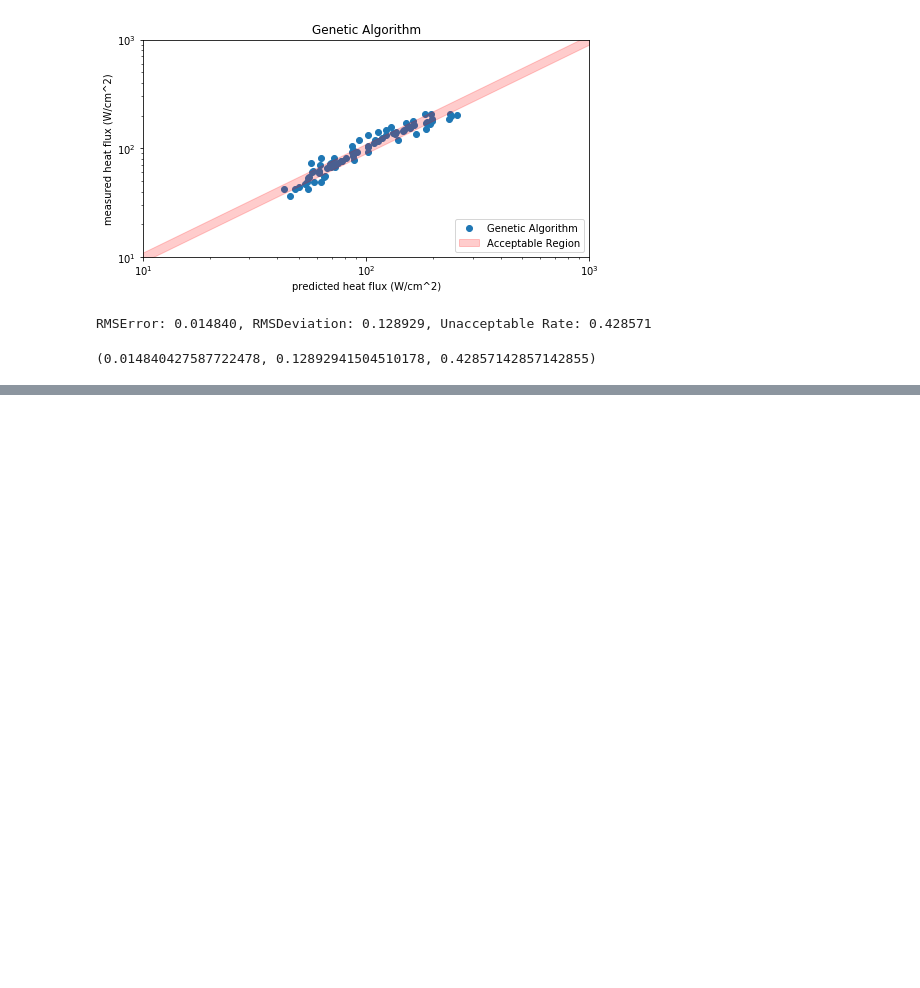
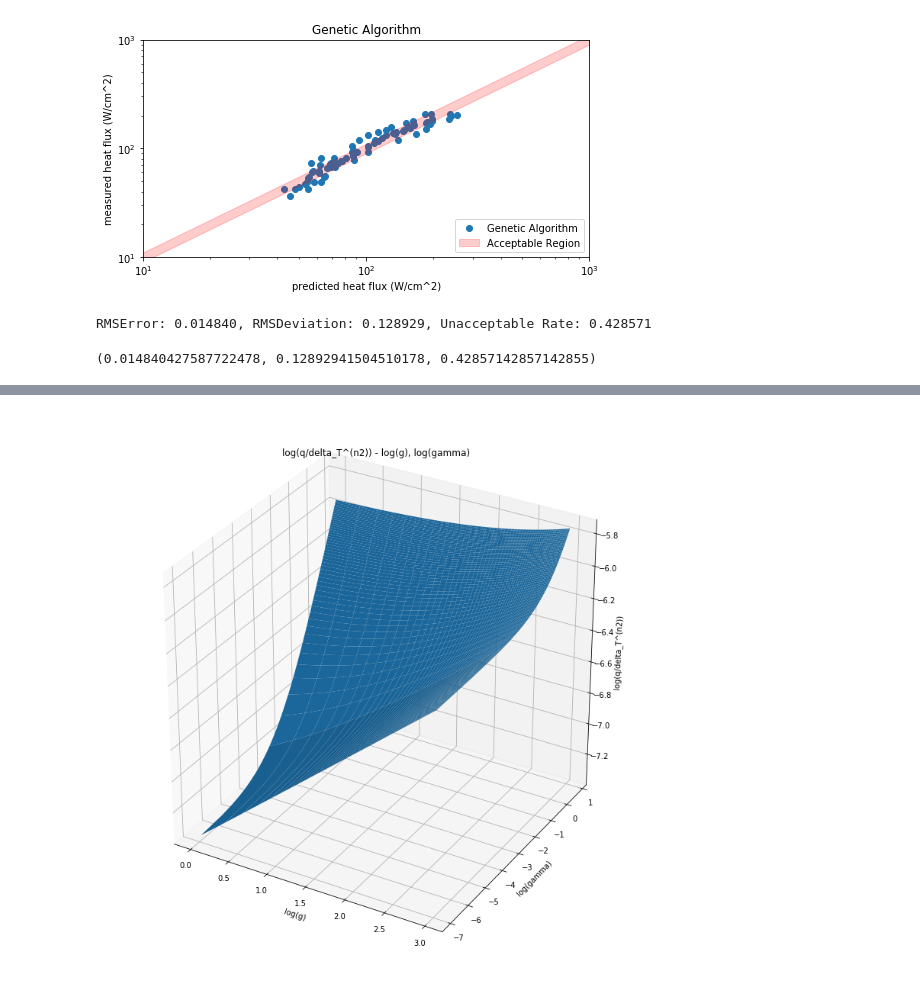
Before and after one commit to Jiahao-Huang/GeneticBoil, a Jupyter notebook: Task3.ipynb, the cells around one changed output, grey strips where cells are left out. Saved outputs shown, nothing was run; the diff lists cells and outputs as text; code cells hidden in the pictures; blank space fills up the shorter version.

```diff
--- a/Task3.ipynb
+++ b/Task3.ipynb
@@ -224,0 +245,24 @@ RMSError: 0.014840, RMSDeviation: 0.128929, Unacceptable Rate: 0.428571
+# %%
+from mpl_toolkits.mplot3d import Axes3D
+
+# Create a figure
+fig = plt.figure(figsize=(10, 10))
+ax = Axes3D(fig)
+
+n1, n2, n3, n4, n5 = n_best
+x = np.linspace(1, 20, 1000)
+y = np.linspace(0.001, 2, 1000)
+X, Y = np.meshgrid(x, y)
+Z = n1 * np.power((X + n4 * gen * Y), n3) * np.power(10, n5)
+
+logX = np.log(X)
+logY = np.log(Y)
+logZ = np.log(Z)
+ax.plot_surface(logX, logY, logZ)
+ax.set_xlabel("log(g)")
+ax.set_ylabel("log(gamma)")
+ax.set_zlabel("log(q/delta_T^(n2))")
+plt.title("log(q/delta_T^(n2)) - log(g), log(gamma)")
+plt.savefig("./result/q_g_gamma_log.png")
+# %% [output]
+[figure, added]
```
Also changed, not shown: parts of 1 cell of this notebook, 9 other files.
